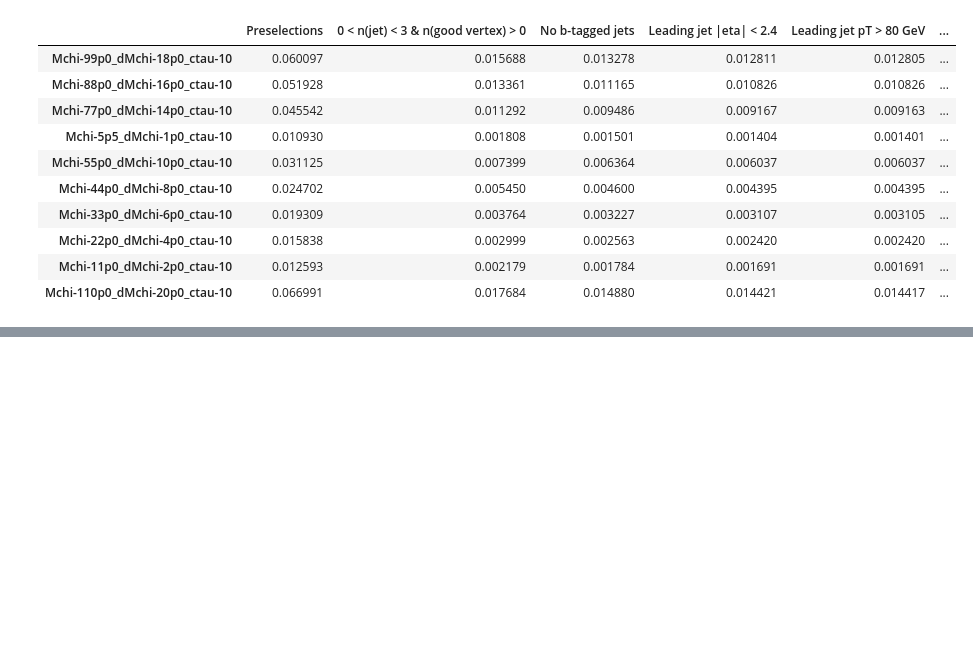
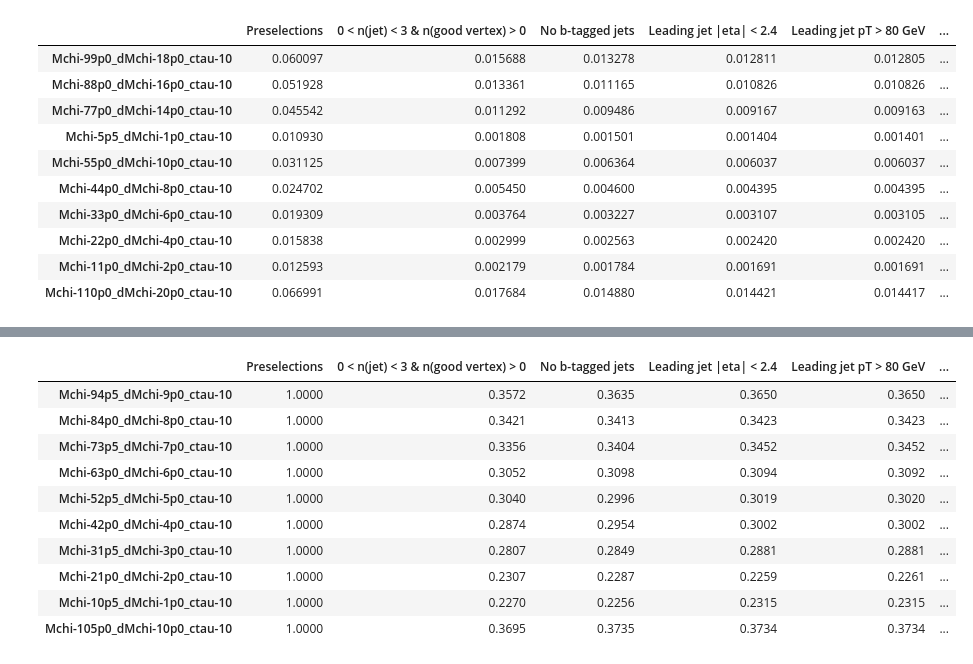
Before and after one commit to kyungminparkdrums/iDMe, a Jupyter notebook: python_analysis/studies/SignalEfficiency/Cutflow_SRv3_skimmed.ipynb, the cells around one changed output, grey strips where cells are left out. Cells and saved outputs as stored; diff of their text form; code cells hidden in the pictures; blank space fills up the shorter version.

```diff
--- a/python_analysis/studies/SignalEfficiency/Cutflow_SRv3_skimmed.ipynb
+++ b/python_analysis/studies/SignalEfficiency/Cutflow_SRv3_skimmed.ipynb
@@ -267,0 +328,6 @@ eff_df[ct][delta].transpose()
+# %%
+pd.options.display.float_format = '{:,.4f}'.format
+
+ct = '1'
+delta = '0p2'
+purities_df[ct][delta].transpose()
@@ -267,0 +345,18 @@ eff_df[ct][delta].transpose()
+# %%
+pd.options.display.float_format = '{:,.4f}'.format
+
+ct = '10'
+delta = '0p1'
+purities_df[ct][delta].transpose()
+# %% [output]
+|  | Preselections | 0 < n(jet) < 3 & n(good vertex) > 0 | No b-tagged jets | Leading jet |eta| < 2.4 | Leading jet pT > 80 GeV | ... |
+| Mchi-94p5_dMchi-9p0_ctau-10 | 1.0000 | 0.3572 | 0.3635 | 0.3650 | 0.3650 | ... |
+| Mchi-84p0_dMchi-8p0_ctau-10 | 1.0000 | 0.3421 | 0.3413 | 0.3423 | 0.3423 | ... |
+| Mchi-73p5_dMchi-7p0_ctau-10 | 1.0000 | 0.3356 | 0.3404 | 0.3452 | 0.3452 | ... |
+| Mchi-63p0_dMchi-6p0_ctau-10 | 1.0000 | 0.3052 | 0.3098 | 0.3094 | 0.3092 | ... |
+| Mchi-52p5_dMchi-5p0_ctau-10 | 1.0000 | 0.3040 | 0.2996 | 0.3019 | 0.3020 | ... |
+| Mchi-42p0_dMchi-4p0_ctau-10 | 1.0000 | 0.2874 | 0.2954 | 0.3002 | 0.3002 | ... |
+| Mchi-31p5_dMchi-3p0_ctau-10 | 1.0000 | 0.2807 | 0.2849 | 0.2881 | 0.2881 | ... |
+| Mchi-21p0_dMchi-2p0_ctau-10 | 1.0000 | 0.2307 | 0.2287 | 0.2259 | 0.2261 | ... |
+| Mchi-10p5_dMchi-1p0_ctau-10 | 1.0000 | 0.2270 | 0.2256 | 0.2315 | 0.2315 | ... |
+| Mchi-105p0_dMchi-10p0_ctau-10 | 1.0000 | 0.3695 | 0.3735 | 0.3734 | 0.3734 | ... |
```
Also changed, not shown: parts of 8 cells of this notebook.
